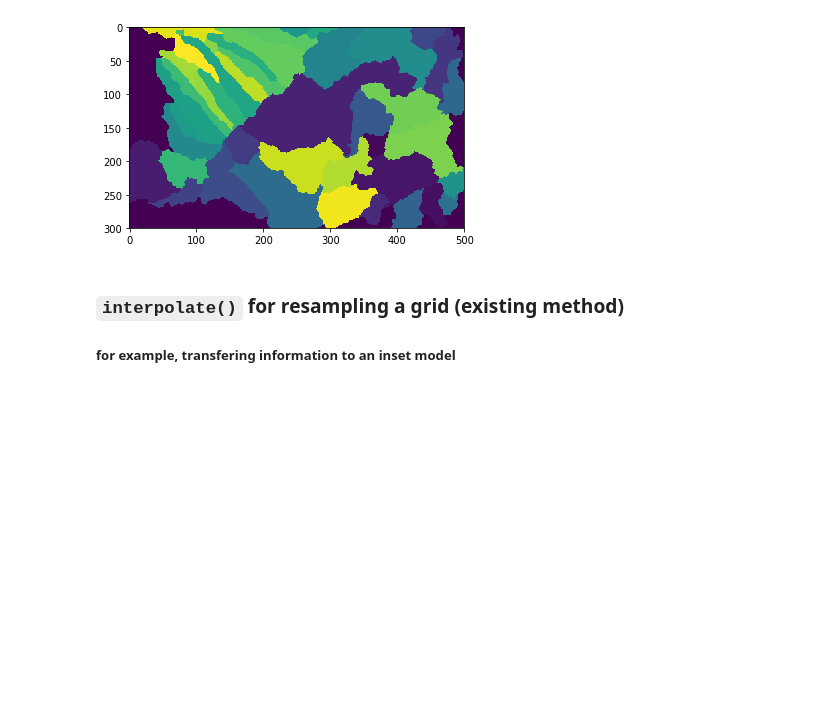
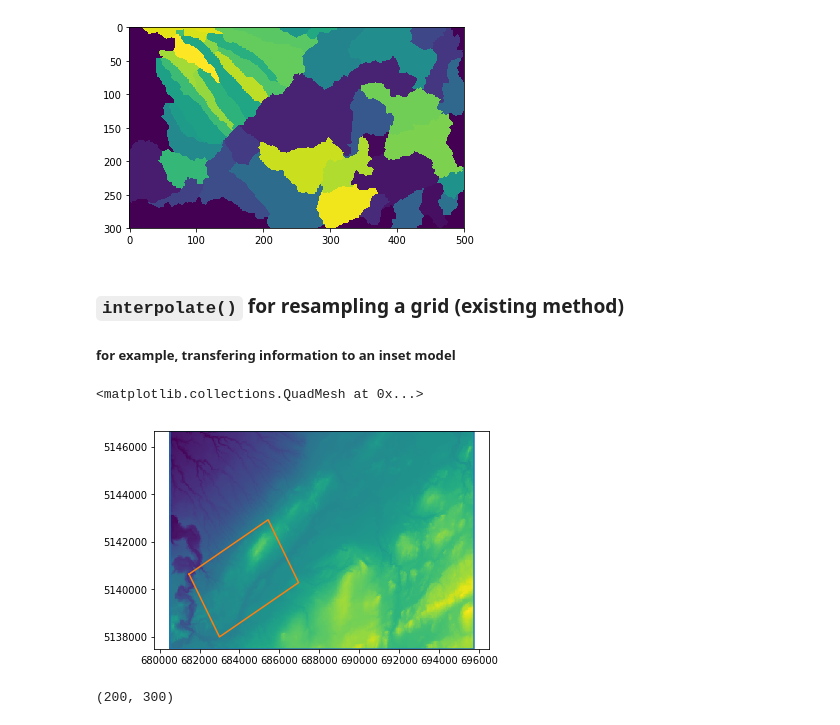
Before and after one commit to aleaf/flopy, a Jupyter notebook: examples/Notebooks/SpatialReference_demo.ipynb, the cells around one changed output. Saved outputs shown, nothing was run; the diff lists cells and outputs as text; code cells hidden in the pictures; blank space fills up the shorter version.

```diff
--- a/examples/Notebooks/SpatialReference_demo.ipynb
+++ b/examples/Notebooks/SpatialReference_demo.ipynb
@@ -165,7 +165,7 @@ xul:680500; yul:5146644; rotation:0; proj4_str:+proj=utm +zone=15 +ellps=clrk66
 * could be easily extended to do zonal statistics instead
 * requires the python `gdal` bindings, which come with `conda install rasterio`
 # %%
-results = sr.sample('../data/br/dem.tif')
+elevations = sr.sample('../data/br/dem.tif')
 # %% [output]
 reading data from ../data/br/dem.tif...
 sampling...
@@ -198,10 +199,10 @@ plt.imshow(results)
 ##### for example, transfering information to an inset model
 # %%
 # make an inset model
-nrow, ncol = 500, 500
-dxy = 10 # feet (model coordinates)
-xll = 682000
-yll = 5139000
+nrow, ncol = 200, 300
+dxy = 50 # feet (model coordinates)
+xll = 683000
+yll = 5138000
 rotation = 30.
 
 sr2 = SpatialReference(delc=np.ones(nrow)*dxy, delr=np.ones(ncol)*dxy,
@@ -209,3 +210,17 @@ sr2 = SpatialReference(delc=np.ones(nrow)*dxy, delr=np.ones(ncol)*dxy,
                       epsg=26715, # coordinate reference for UTM meters, zone 15 N
                       lenuni=1, # model grid in feet
                           )
+# %%
+outline1 = np.array(sr.outline).transpose()
+outline2 = np.array(sr2.outline).transpose()
+plt.plot(outline1[0], outline1[1])
+plt.plot(outline2[0], outline2[1])
+plt.pcolormesh(sr.xcenters, sr.ycenters, elevations, zorder=-1)
+# %% [output]
+<matplotlib.collections.QuadMesh at 0x...>
+[figure, added]
+# %%
+interp = sr.interpolate(elevations, (sr2.xcenters, sr2.ycenters))
+interp.shape
+# %% [output]
+(200, 300)
```
Also changed, not shown: parts of 10 cells of this notebook, 1 other file.
